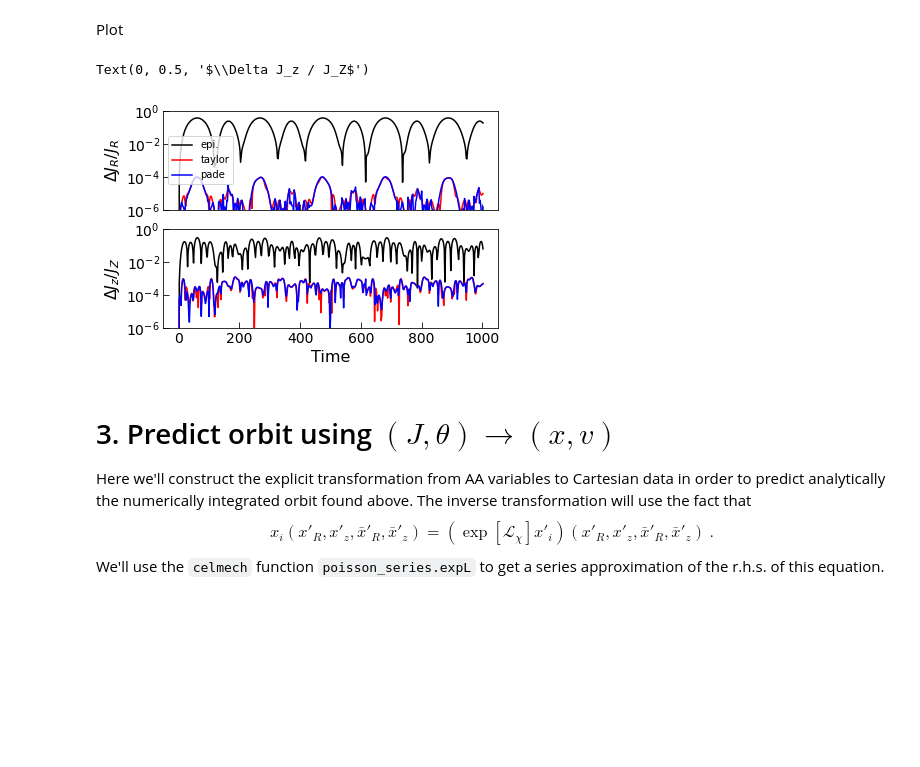
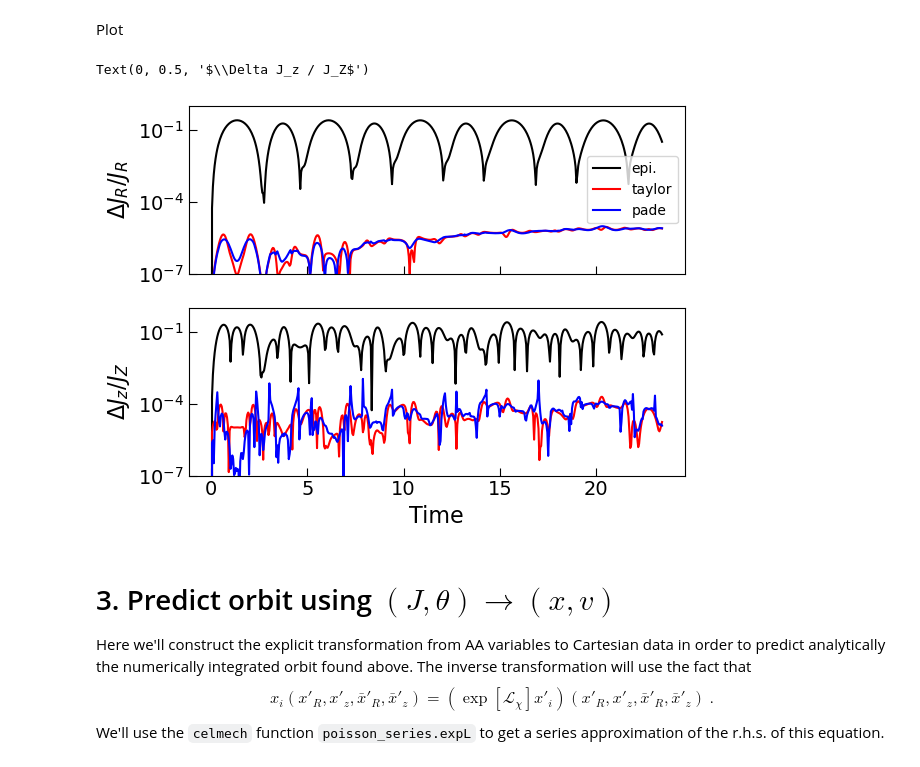
Before and after one commit to shadden/AA_variables_via_Birkhoff_Normalization, a Jupyter notebook: notebooks/Birkhoff_Normalization_Example.ipynb, the cells around one changed output. Drawn from its saved outputs; the diff is of its cells as text; code cells hidden in the pictures; blank space fills up the shorter version.

```diff
--- a/notebooks/Birkhoff_Normalization_Example.ipynb
+++ b/notebooks/Birkhoff_Normalization_Example.ipynb
@@ -15,7 +15,5 @@ This sets up a `celmech.Hamiltonian` object representing the Hamiltonian of a pa
 # %%
-L,a,b = 3,3,0.3
-
-Rc = MiyamotoNagai_L_to_Rc(L,a,b)
-vc = L/Rc
-ham = MiyamotoNagai_get_hamiltonian_full([0,Rc,0,L,0,0],a,b)
+Rc = 1
+L = 1
+ham = MWPotential2014_get_hamiltonian_full([0,Rc,0,L,0,0])
 # %% [markdown]
@@ -31,3 +33,12 @@ from SeriesUtils import pert_series_to_PoissonSeries
 _,R,z,_,pR,pz = ham.qp_vars
 qp_rule = ham.qp
 cvar_symbols = sp.symbols("x_R,x_z,xbar_R,xbar_z")
+# %%
+%%time
+lmax = 10 # max order to carry out expansion
+derivs = dict()
+for n in range(2,lmax+1):
+    for l in range(n+1):
+        nR = n-l
+        nz = l
+        derivs[(nR,nz)]=float(sp.diff(ham.N_H,R,nR,z,nz).xreplace(qp_rule))
@@ -34,9 +48,3 @@ cvar_symbols = sp.symbols("x_R,x_z,xbar_R,xbar_z")
 # %%
-lmax = 8 # max order to carry out expansion
-derivs = dict()
-for n in range(2,lmax+1):
-    for l in range(n+1):
-        nR = n-l
-        nz = l
-        derivs[(nR,nz)]=float(sp.diff(ham.N_H,R,nR,z,nz).xreplace(qp_rule))
+%%time
 ham_series = PotentialDerivativesToPoissonSeries(derivs,lmax,cvar_symbols=cvar_symbols)
@@ -152,25 +165,25 @@ Plot
 # %%
 fig,ax = plt.subplots(2,1,sharex=True)
 
 
 for i,J in enumerate([IR,JR_taylor,JR_pade]):
     lbl=('epi.','taylor','pade')[i]
     ax[0].plot(times,np.abs(J/J[0]-1),color='krb'[i],label=lbl)
 for i,J in enumerate([Iz,Jz_taylor,Jz_pade]):
     ax[1].plot(times,np.abs(J/J[0]-1),color='krb'[i])
 ax[0].legend()
 for a in ax:
     plt.sca(a)
     plt.yscale('log')
-    plt.ylim(1e-6,1)
+    plt.ylim(1e-7,1)
     plt.tick_params(labelsize = 14,direction='in',size=6)
     plt.tick_params(which='minor',direction='in',size=4)
 ax[1].set_xlabel("Time",fontsize=16)
 ax[0].set_ylabel(r"$\Delta J_R / J_R$",fontsize=16)
 ax[1].set_ylabel(r"$\Delta J_z / J_Z$",fontsize=16)
 # %% [output]
 Text(0, 0.5, '$\\Delta J_z / J_Z$')
-[figure, old version]
+[figure, new version]
 # %% [markdown]
 # 3. Predict orbit using $(J,\theta)\rightarrow (x,v)$
 Here we'll construct the explicit transformation from AA variables to Cartesian data in order to predict analytically the numerically integrated orbit found above. The inverse transformation will use the fact that
```
Also changed, not shown: parts of 14 cells of this notebook, 1 other file.
